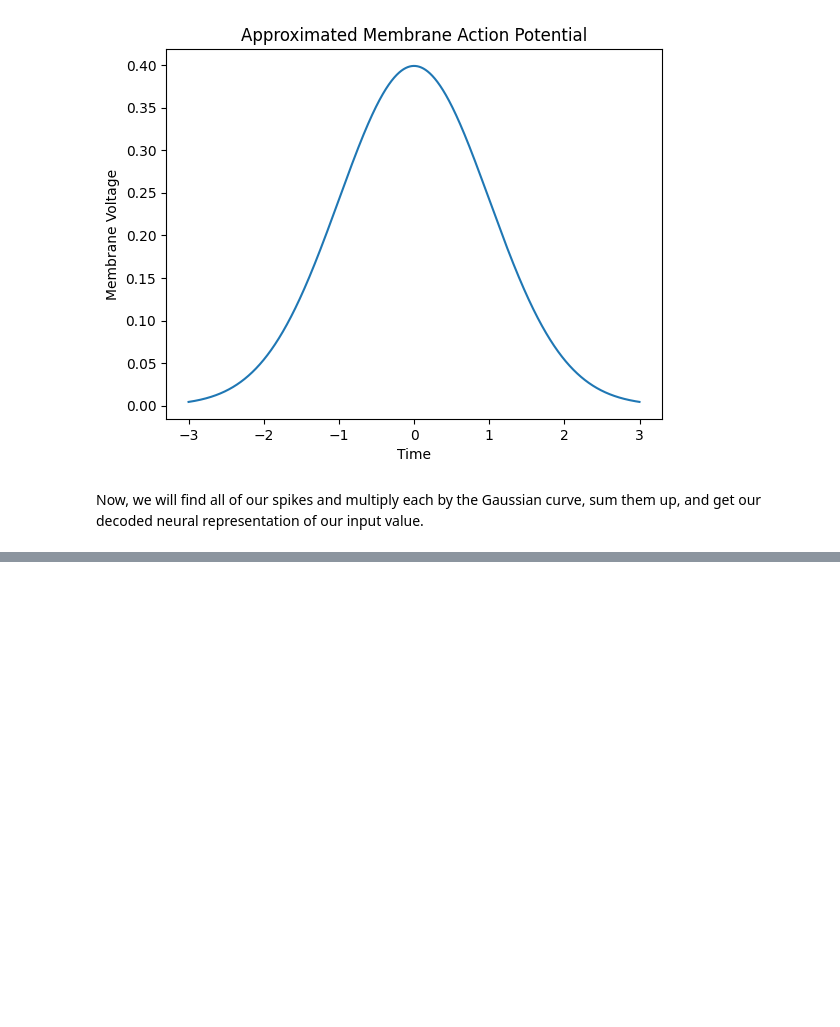
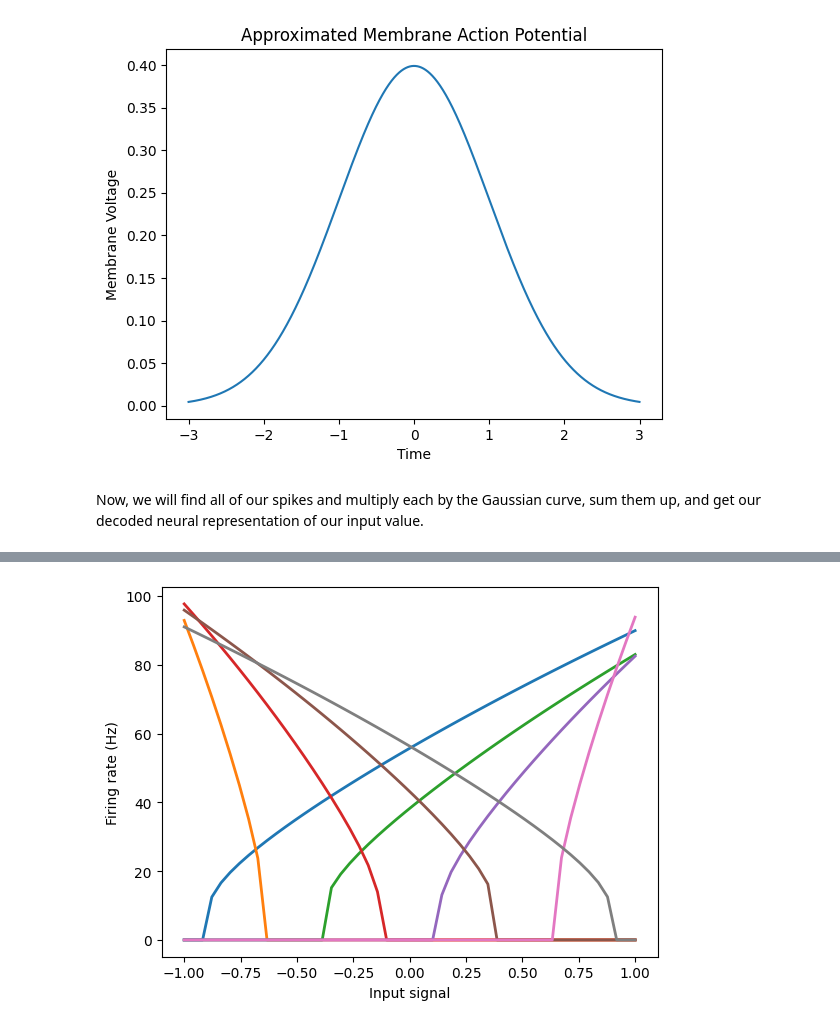
Before and after one commit to taylorharkley2/neuron_basics, a Jupyter notebook: neuron_representation.ipynb, the cells around one changed output, grey strips where cells are left out. Cells and saved outputs as stored; diff of their text form; code cells hidden in the pictures; blank space fills up the shorter version.

```diff
--- a/neuron_representation.ipynb
+++ b/neuron_representation.ipynb
@@ -265,0 +273,26 @@ Let's get our decoding values by probing our model. Because weights are trained
+# %%
+# Makes the tuning curves perfectly spaced out
+def aligned(n_neurons, radius=0.9):
+    intercepts = np.linspace(-radius, radius, n_neurons) # even spaced from -.9 to .9
+    encoders = np.tile([[1], [-1]], (n_neurons // 2, 1)) # half care about negative, half positive
+    intercepts *= encoders[:, 0]
+    return intercepts, encoders
+
+intercepts, encoders = aligned(8)  # Makes evenly spaced intercepts
+with model:
+    input_neuron8 = nengo.Ensemble(
+        8,
+        dimensions=1,
+        intercepts=intercepts,
+        max_rates=Uniform(80, 100), #evenly distributed between 80 and 100Hz
+        encoders=encoders,
+    )
+with nengo.Simulator(model) as sim:
+    eval_points, activities = tuning_curves(input_neuron8, sim)
+
+plt.figure()
+plt.plot(eval_points, activities, lw=2)
+plt.xlabel("Input signal")
+plt.ylabel("Firing rate (Hz)")
+hide_input()
+# %% [output]
@@ -265,0 +301 @@ Let's get our decoding values by probing our model. Because weights are trained
+[figure, added]
```
Also changed, not shown: parts of 20 cells of this notebook.
